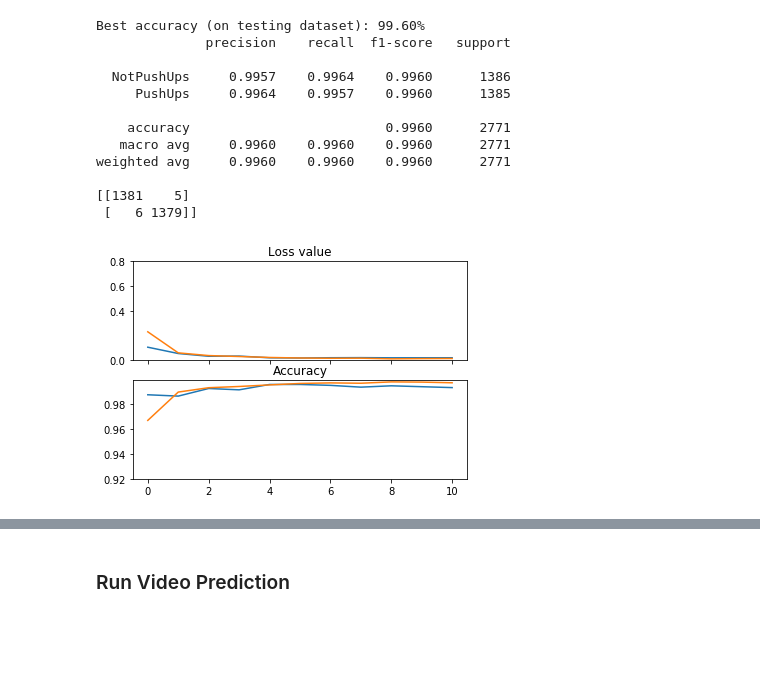
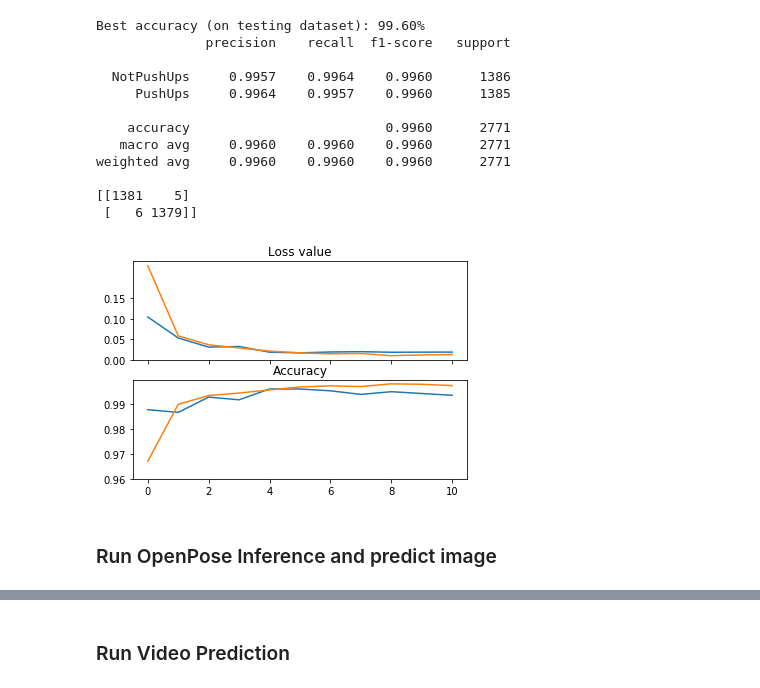
Before and after one commit to raymondng76/ISS-VSE-2019-09-23-IS1FT-CA2-Part2, a Jupyter notebook: CA2_Part2.ipynb, the cells around one changed output, grey strips where cells are left out. Drawn from its saved outputs; the diff is of its cells as text; code cells hidden in the pictures; blank space fills up the shorter version.

```diff
--- a/CA2_Part2.ipynb
+++ b/CA2_Part2.ipynb
@@ -395,20 +395,22 @@ weighted avg     0.9960    0.9960    0.9960      2771
 # %%
 records = pd.read_csv(modelname +'.csv')
 plt.figure()
 plt.subplot(211)
 plt.plot(records['val_loss'])
 plt.plot(records['loss'])
-plt.yticks([0.00,0.40,0.60,0.80])
+plt.yticks([0.00,0.05,0.10,0.15])
 plt.title('Loss value',fontsize=12)
 
 ax = plt.gca()
 ax.set_xticklabels([])
 
 plt.subplot(212)
 plt.plot(records['val_accuracy'])
 plt.plot(records['accuracy'])
-plt.yticks([0.92,0.94,0.96,0.98])
+plt.yticks([0.96,0.97,0.98,0.99])
 plt.title('Accuracy',fontsize=12)
 plt.show()
 # %% [output]
-[figure, old version]
+[figure, new version]
+# %% [markdown]
+### Run OpenPose Inference and predict image
```
Also changed, not shown: parts of 4 cells of this notebook.
